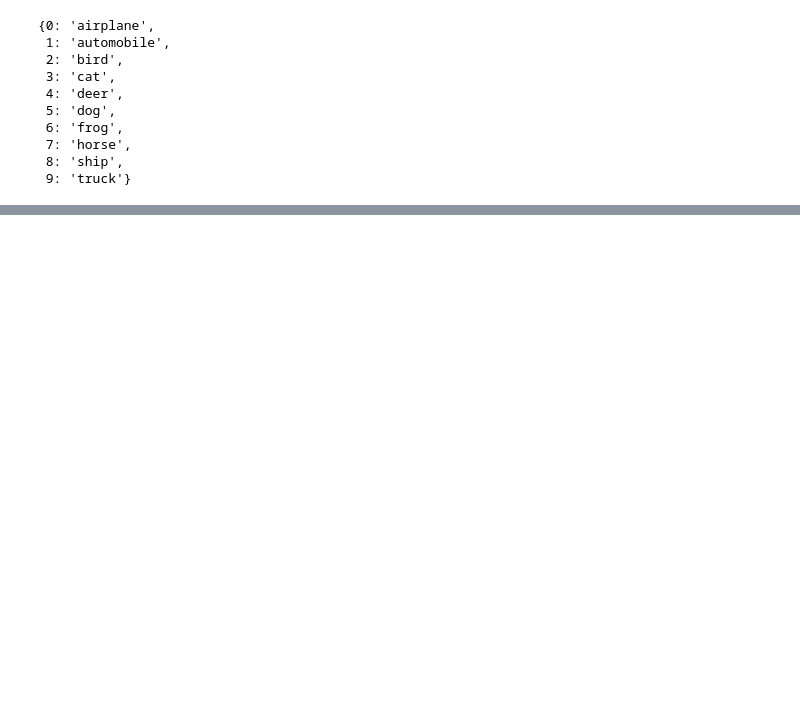
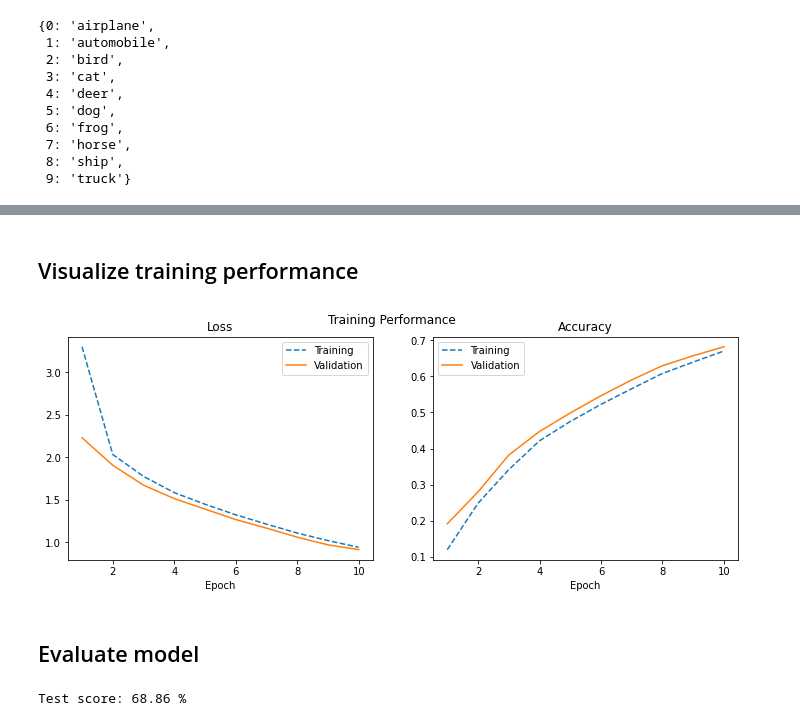
Before and after one commit to epigos/learning-pytorch, a Jupyter notebook: notebooks/03-CNN-Image-Classification.ipynb, the cells around one changed output, grey strips where cells are left out. Drawn from its saved outputs; the diff is of its cells as text; code cells hidden in the pictures; blank space fills up the shorter version.

```diff
--- a/notebooks/03-CNN-Image-Classification.ipynb
+++ b/notebooks/03-CNN-Image-Classification.ipynb
@@ -368,0 +375,4 @@ torch.save({
+# %%
+# Use alexnet model without pretrained weights
+alexnet = torchvision.models.alexnet(num_classes=output_size, pretrained=False)
+alexnet
@@ -368,0 +397,24 @@ torch.save({
+# %%
+# reload and resize images
+BATCH_SIZE = 64
+transform = transforms.Compose([
+    transforms.Resize(227),
+    transforms.ToTensor(),
+    transforms.Normalize([0.485, 0.456, 0.406], [0.229, 0.224, 0.225])
+])
+
+# load train and validation set
+dataset = datasets.CIFAR10('./data', download=True, train=True, transform=transform)
+train_set, val_set = data.random_split(dataset, [40000, 10000])  # split into train and val set
+
+train_loader = data.DataLoader(train_set, batch_size=BATCH_SIZE, shuffle=True)
+val_loader = data.DataLoader(val_set, batch_size=BATCH_SIZE, shuffle=True)
+# load test set
+test_set = datasets.CIFAR10('./data', download=True, train=False, transform=transform)
+test_loader = data.DataLoader(test_set, batch_size=BATCH_SIZE, shuffle=True)
+
+print(f"Number of training images: {len(train_set)}")
+print(f"Number of validation images: {len(val_set)}")
+print(f"Number of testing images: {len(test_set)}")
+print(f"Size of each image: {train_set[0][0].size()}")
+data_loader = {'train': train_loader, 'val': val_loader}
@@ -368,0 +434,2 @@ torch.save({
+# %%
+loss_history, accuracy_history = train(alexnet, data_loader, epochs=10)
@@ -368,0 +454,8 @@ torch.save({
+# %% [markdown]
+## Visualize training performance
+# %%
+plot_learning_curve(loss_history, accuracy_history)
+# %% [output]
+[figure, added]
+# %% [markdown]
+## Evaluate model
@@ -368,0 +465,4 @@ torch.save({
+# %%
+print("Test score: {:.2f} %".format(100 * score))
+# %% [output]
+Test score: 68.86 %
```
Also changed, not shown: parts of 42 cells of this notebook.
